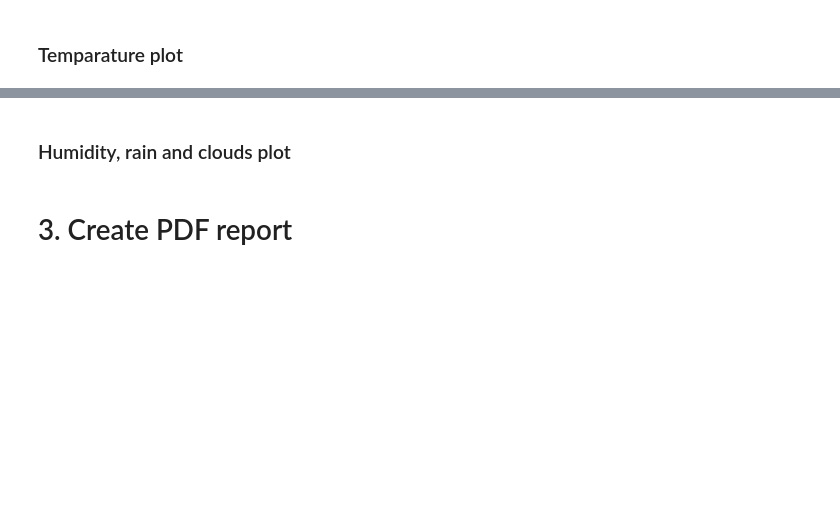
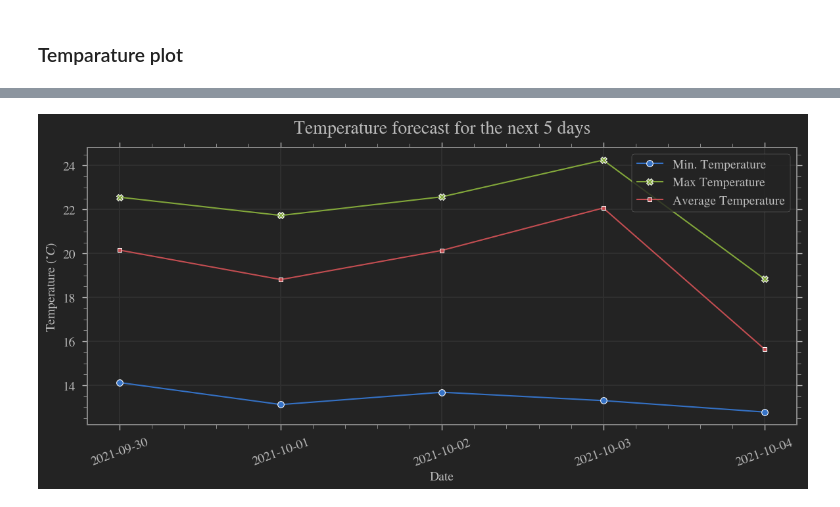
Before and after one commit to ruankie/weather-report, a Jupyter notebook: forecast_template.ipynb, the cells around one changed output, grey strips where cells are left out. Cells and saved outputs as stored; diff of their text form; code cells hidden in the pictures; blank space fills up the shorter version.

```diff
--- a/forecast_template.ipynb
+++ b/forecast_template.ipynb
@@ -33,25 +40,26 @@ dict_forecast = {
     'temp_min':[],
     'detailed_status':[],
     'icon_url':[],
-    'rain_vol':[]
+    #'rain_vol':[]
 }
 # %%
 #Itereate over forecast object acessing the weather features
-for weather in forecast:
-    dict_forecast['datetime'].append(str(weather.get_reference_time(timeformat='iso')))
-    dict_forecast['clouds'].append(weather.get_clouds())
-    dict_forecast['humidity'].append(weather.get_humidity())
-    dict_forecast['temp'].append(weather.get_temperature(unit='celsius').get('temp'))
-    dict_forecast['temp_max'].append(weather.get_temperature(unit='celsius').get('temp_max'))
-    dict_forecast['temp_min'].append(weather.get_temperature(unit='celsius').get('temp_min'))
+for day in range(5):
+    dict_forecast['datetime'].append(datetime.datetime.fromtimestamp(one_call.forecast_daily[day].ref_time).strftime('%Y-%m-%d'))
+    dict_forecast['clouds'].append(one_call.forecast_daily[day].clouds)
+    dict_forecast['humidity'].append(one_call.forecast_daily[day].humidity)
+    dict_forecast['temp'].append(one_call.forecast_daily[day].temperature('celsius')['day'])
+    dict_forecast['temp_max'].append(one_call.forecast_daily[day].temperature('celsius')['max'])
+    dict_forecast['temp_min'].append(one_call.forecast_daily[day].temperature('celsius')['min'])
 
-    dict_forecast['detailed_status'].append(weather.get_detailed_status())
-    dict_forecast['icon_url'].append(weather.get_weather_icon_url())
-    if '3h' in weather.get_rain().keys():
-        dict_forecast['rain_vol'].append(weather.get_rain().get('3h'))
-    else:
-        dict_forecast['rain_vol'].append(0)
+    dict_forecast['detailed_status'].append(one_call.forecast_daily[day].detailed_status)
+    dict_forecast['icon_url'].append(one_call.forecast_daily[day].weather_icon_url())
+    #if '3h' in weather.get_rain().keys():
+    #    dict_forecast['rain_vol'].append(weather.get_rain().get('3h'))
+    #else:
+    #    dict_forecast['rain_vol'].append(0)
 # %%
 # Create Dataframe from dictionary
 df = pd.DataFrame.from_dict(dict_forecast)
-df.head()
+df = df.set_index('datetime')
+df
@@ -59,3 +75,6 @@ df.head()
 # 2. Create visualisations
 # %% [markdown]
 ### Temparature plot
+# %%
+df_temp = df[['temp_min', 'temp_max', 'temp']]
+df_temp
@@ -62,20 +89,20 @@ df.head()
 # %%
 # Plotting the temperature for the next 5 days
 fig = plt.figure()
-sns_plot = sns.lineplot(data=df_temp, style="event",markers=True, dashes=False)
+sns_plot = sns.lineplot(data=df_temp, markers=True, dashes=False)
 sns_plot.set_title(f'Temperature forecast for the next 5 days', fontsize=20)
 sns_plot.set_xlabel('Date', fontsize=14)
-sns_plot.set_ylabel('Temperature Celsius', fontsize=14)
+sns_plot.set_ylabel('Temperature ($^{\circ} C$)', fontsize=14)
 sns_plot.set_xticklabels(df_temp.index, rotation=20)
 sns_plot.grid(True)
 
 sns_plot.legend(labels=['Min. Temperature', 'Max Temperature', 'Average Temperature'])
 fig.set_size_inches(12, 6)
 
-temperature_plot = f"{city.split(',')[0].replace(' ','_')}_temperature.png"
-sns_plot.figure.savefig(temperature_plot,
-                  dpi=300, facecolor='w',
+temperature_plot = f"{CITY.split(',')[0].replace(' ','_')}_temperature.png"
+sns_plot.figure.savefig(f'figures/{temperature_plot}',
+                  dpi=300, #facecolor='w',
                   orientation='portrait',
                   bbox_inches='tight')
+# %% [output]
+[figure, added]
-# %% [markdown]
-### Humidity, rain and clouds plot
@@ -111,2 +108,0 @@ fig.savefig(rain_humidity_plot,
-# %% [markdown]
-# 3. Create PDF report
```
Also changed, not shown: parts of 12 cells of this notebook, 11 other files.
